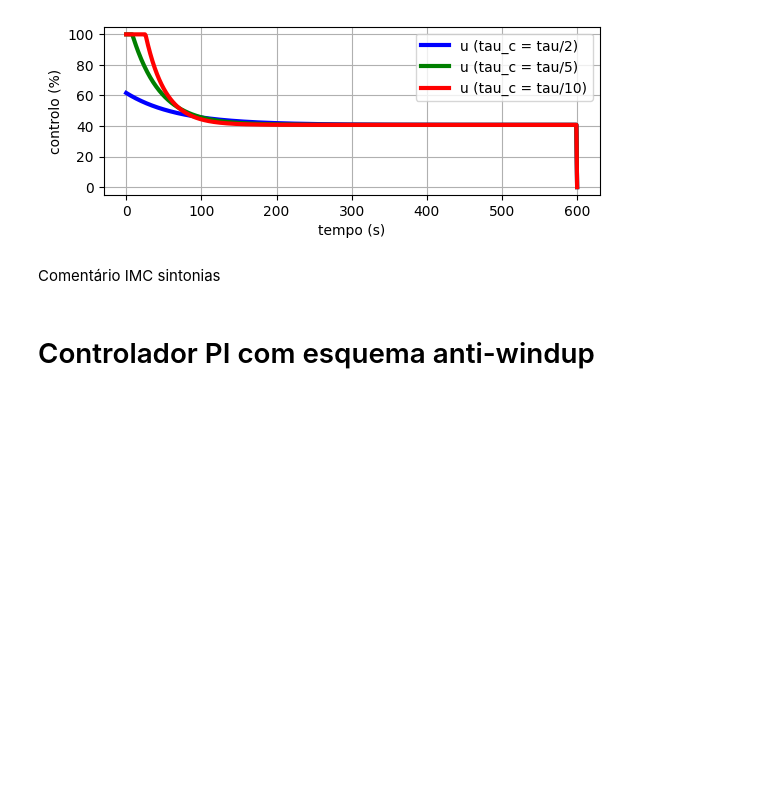
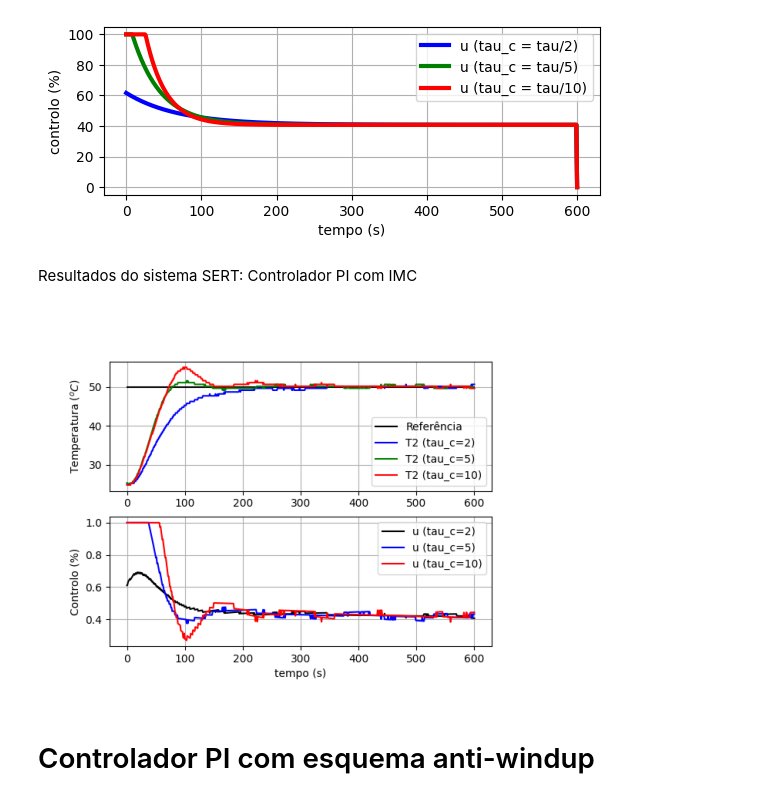
Before and after one commit to pintafacil/SIS, a Jupyter notebook: Guiao2/Guiao2.ipynb, the cells around one changed output. Drawn from its saved outputs; the diff is of its cells as text; code cells hidden in the pictures; blank space fills up the shorter version.

```diff
--- a/Guiao2/Guiao2.ipynb
+++ b/Guiao2/Guiao2.ipynb
@@ -509,8 +519,18 @@ plt.show()
 # %% [output]
 [figure]
 [figure]
-# %% [markdown]
-Comentário IMC sintonias
+# %% [markdown]
+Resultados do sistema SERT: Controlador PI com IMC
+# %%
+# Load the figure
+img = plt.imread('controlo_PI_IMC.png')
+
+# Display the figure
+plt.imshow(img)
+plt.axis('off')
+plt.show()
+# %% [output]
+[figure, added]
 # %% [markdown]
 # Controlador PI com  esquema anti-windup
 # %%
```
Also changed, not shown: parts of 9 cells of this notebook, 1 other file.
